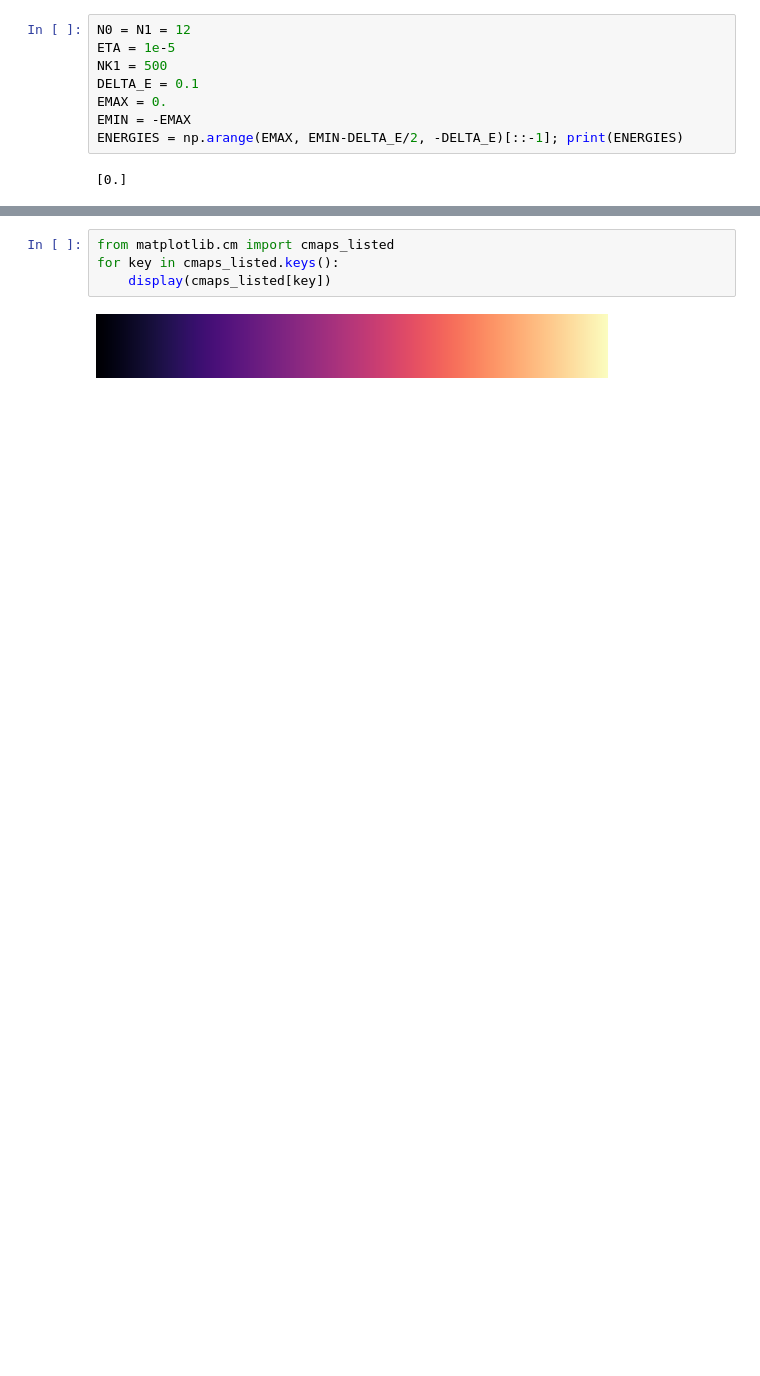
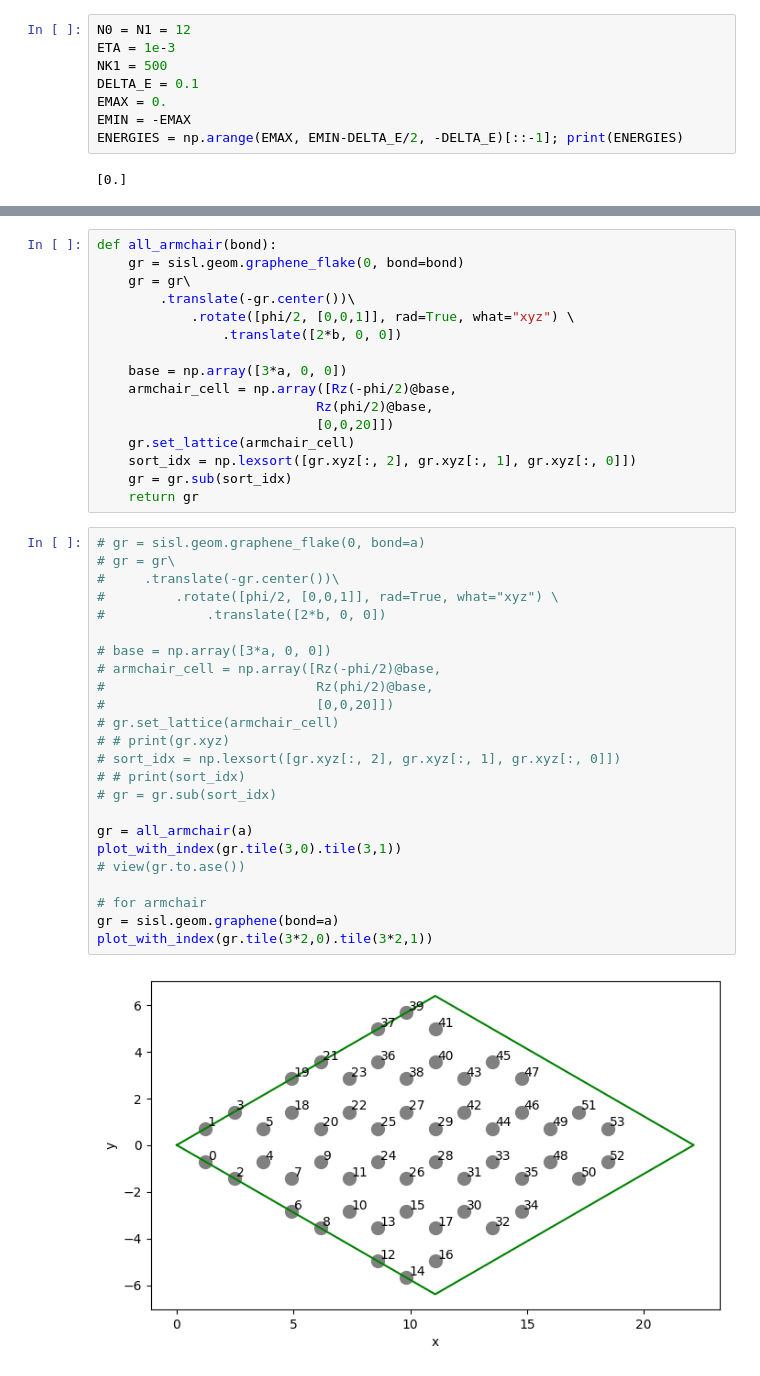
Before and after one commit to BastianValhoj/QTM-ML, a Jupyter notebook: scripts/develop_rse_armchair-zigzag.ipynb, the cells around one changed output, grey strips where cells are left out. Saved outputs shown, nothing was run; the diff lists cells and outputs as text; blank space fills up the shorter version.

```diff
--- a/scripts/develop_rse_armchair-zigzag.ipynb
+++ b/scripts/develop_rse_armchair-zigzag.ipynb
@@ -13,6 +48,6 @@ from mpl_toolkits.axes_grid1 import make_axes_locatable
 # %%
 N0 = N1 = 12
-ETA = 1e-5
+ETA = 1e-3
 NK1 = 500
 DELTA_E = 0.1
 EMAX = 0.
@@ -133,6 +173,42 @@ fig.canvas.draw()
+# %%
+def all_armchair(bond):
+    gr = sisl.geom.graphene_flake(0, bond=bond)
+    gr = gr\
+        .translate(-gr.center())\
+            .rotate([phi/2, [0,0,1]], rad=True, what="xyz") \
+                .translate([2*b, 0, 0])
+
+    base = np.array([3*a, 0, 0])
+    armchair_cell = np.array([Rz(-phi/2)@base,
+                            Rz(phi/2)@base,
+                            [0,0,20]])
+    gr.set_lattice(armchair_cell)
+    sort_idx = np.lexsort([gr.xyz[:, 2], gr.xyz[:, 1], gr.xyz[:, 0]])
+    gr = gr.sub(sort_idx)
+    return gr
 # %%
-from matplotlib.cm import cmaps_listed
-for key in cmaps_listed.keys():
-    display(cmaps_listed[key])
+# gr = sisl.geom.graphene_flake(0, bond=a)
+# gr = gr\
+#     .translate(-gr.center())\
+#         .rotate([phi/2, [0,0,1]], rad=True, what="xyz") \
+#             .translate([2*b, 0, 0])
+
+# base = np.array([3*a, 0, 0])
+# armchair_cell = np.array([Rz(-phi/2)@base,
+#                           Rz(phi/2)@base,
+#                           [0,0,20]])
+# gr.set_lattice(armchair_cell)
+# # print(gr.xyz)
+# sort_idx = np.lexsort([gr.xyz[:, 2], gr.xyz[:, 1], gr.xyz[:, 0]])
+# # print(sort_idx)
+# gr = gr.sub(sort_idx)
+
+gr = all_armchair(a)
+plot_with_index(gr.tile(3,0).tile(3,1))
+# view(gr.to.ase())
+
+# for armchair
+gr = sisl.geom.graphene(bond=a)
+plot_with_index(gr.tile(3*2,0).tile(3*2,1))
 # %% [output]
-[figure, old version]
+[figure, new version]
```
Also changed, not shown: parts of 12 cells of this notebook, 1 other file.
